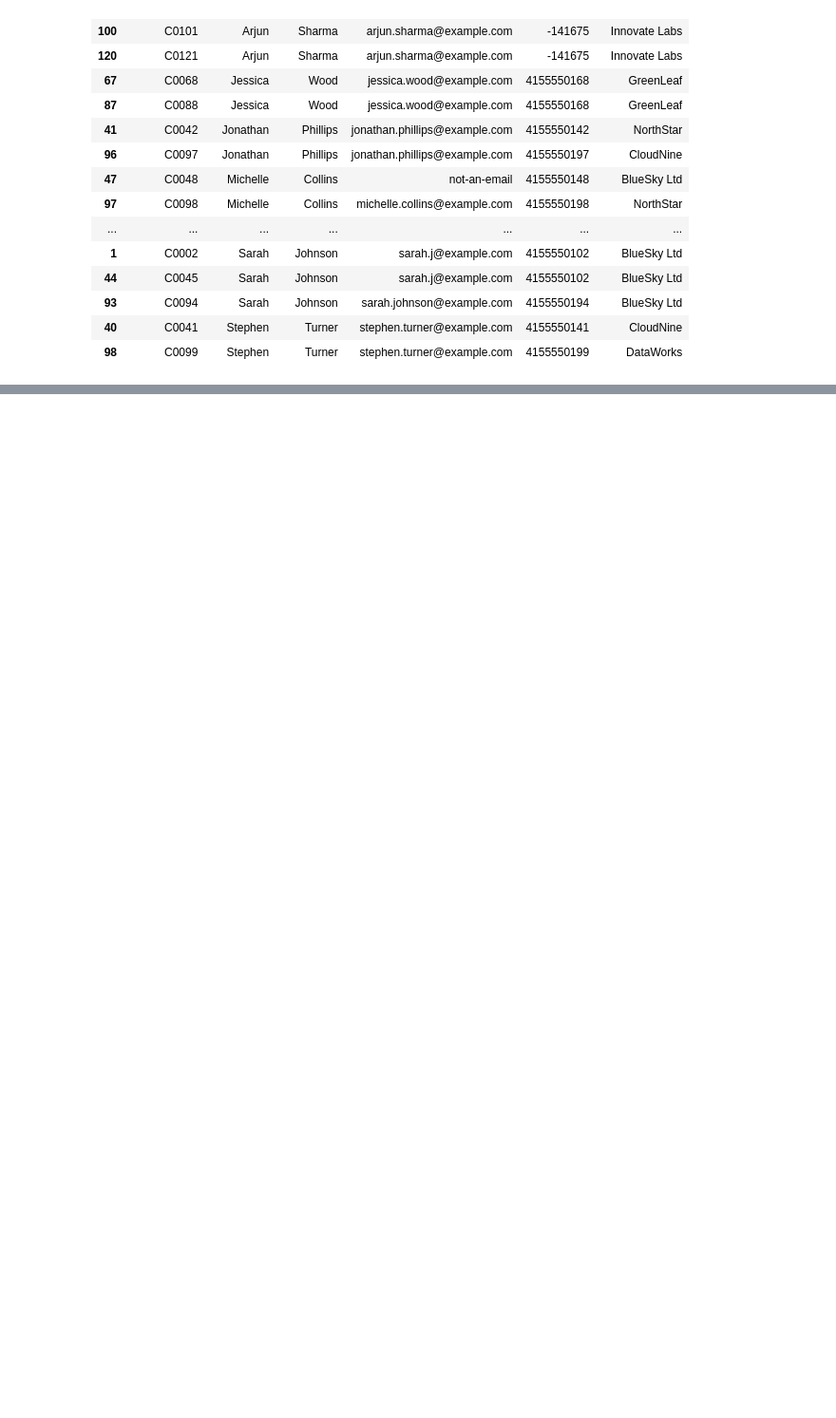
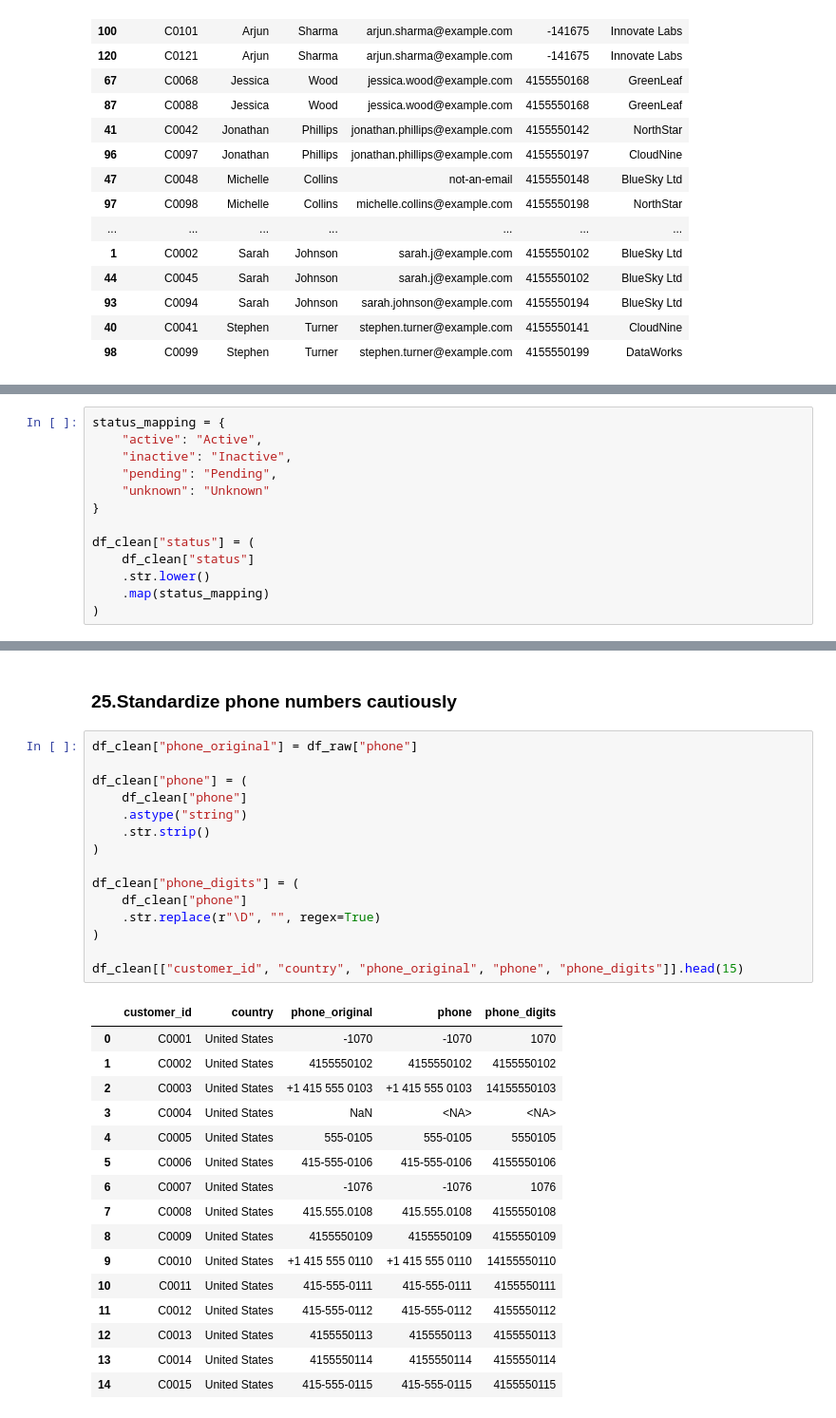
Before and after one commit to tpgx404/crm-contact-data-cleaning, a Jupyter notebook: notebooks/data_quality_analysis.ipynb, the cells around one changed output, grey strips where cells are left out. Shown at 95% size. Saved outputs shown, nothing was run; the diff lists cells and outputs as text; blank space fills up the shorter version.

```diff
--- a/notebooks/data_quality_analysis.ipynb
+++ b/notebooks/data_quality_analysis.ipynb
@@ -373,0 +435,13 @@ potential_duplicate_names[
+# %%
+status_mapping = {
+    "active": "Active",
+    "inactive": "Inactive",
+    "pending": "Pending",
+    "unknown": "Unknown"
+}
+
+df_clean["status"] = (
+    df_clean["status"]
+    .str.lower()
+    .map(status_mapping)
+)
@@ -373,0 +528,34 @@ potential_duplicate_names[
+# %% [markdown]
+### 25.Standardize phone numbers cautiously
+# %%
+df_clean["phone_original"] = df_raw["phone"]
+
+df_clean["phone"] = (
+    df_clean["phone"]
+    .astype("string")
+    .str.strip()
+)
+
+df_clean["phone_digits"] = (
+    df_clean["phone"]
+    .str.replace(r"\D", "", regex=True)
+)
+
+df_clean[["customer_id", "country", "phone_original", "phone", "phone_digits"]].head(15)
+# %% [output]
+|  | customer_id | country | phone_original | phone | phone_digits |
+| 0 | C0001 | United States | -1070 | -1070 | 1070 |
+| 1 | C0002 | United States | 4155550102 | 4155550102 | 4155550102 |
+| 2 | C0003 | United States | +1 415 555 0103 | +1 415 555 0103 | 14155550103 |
+| 3 | C0004 | United States | NaN | <NA> | <NA> |
+| 4 | C0005 | United States | 555-0105 | 555-0105 | 5550105 |
+| 5 | C0006 | United States | 415-555-0106 | 415-555-0106 | 4155550106 |
+| 6 | C0007 | United States | -1076 | -1076 | 1076 |
+| 7 | C0008 | United States | 415.555.0108 | 415.555.0108 | 4155550108 |
+| 8 | C0009 | United States | 4155550109 | 4155550109 | 4155550109 |
+| 9 | C0010 | United States | +1 415 555 0110 | +1 415 555 0110 | 14155550110 |
+| 10 | C0011 | United States | 415-555-0111 | 415-555-0111 | 4155550111 |
+| 11 | C0012 | United States | 415-555-0112 | 415-555-0112 | 4155550112 |
+| 12 | C0013 | United States | 4155550113 | 4155550113 | 4155550113 |
+| 13 | C0014 | United States | 4155550114 | 4155550114 | 4155550114 |
+| 14 | C0015 | United States | 415-555-0115 | 415-555-0115 | 4155550115 |
```
Also changed, not shown: parts of 37 cells of this notebook, 3 other files.
